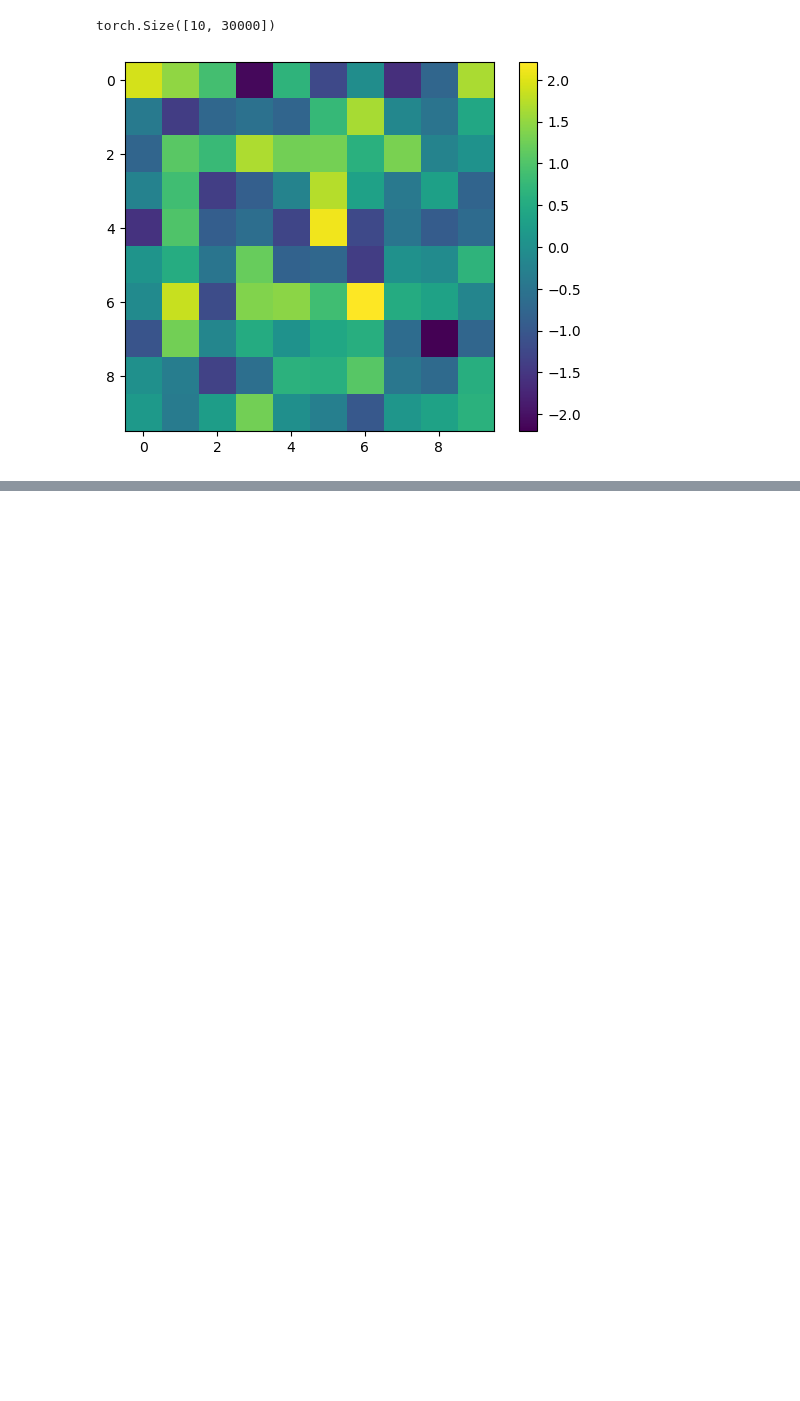
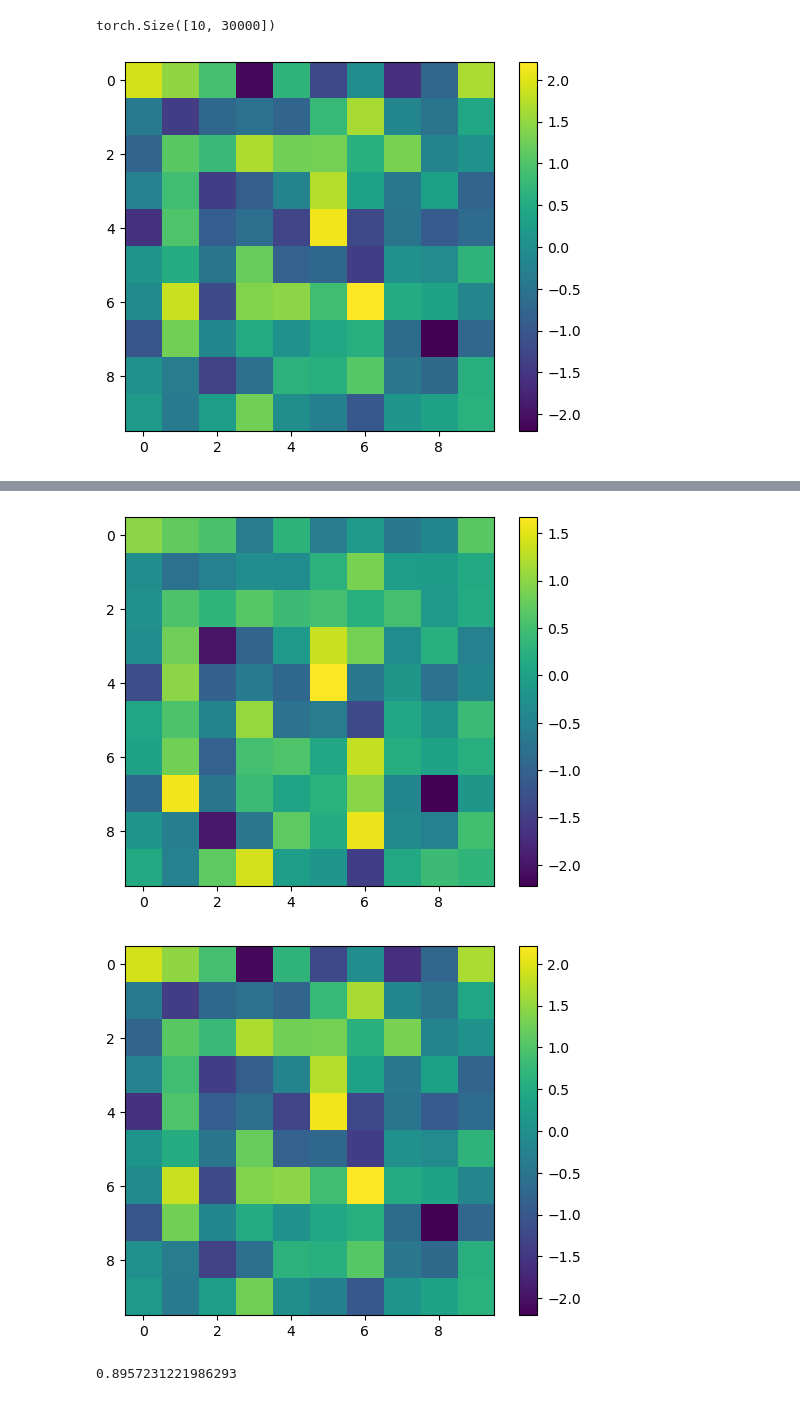
Before and after one commit to wuweizhang0723/func2graph, a Jupyter notebook: notebook/check_evaluation/evaluate_baseline_2.ipynb, the cells around one changed output, grey strips where cells are left out. Drawn from its saved outputs; the diff is of its cells as text; code cells hidden in the pictures; blank space fills up the shorter version.

Commit message:
update baseline 2 evaluation

```diff
--- a/notebook/check_evaluation/evaluate_baseline_2.ipynb
+++ b/notebook/check_evaluation/evaluate_baseline_2.ipynb
@@ -55,7 +57,7 @@ plt.show()
 torch.Size([10, 30000])
 [figure]
 # %%
-model = baselines.Baseline2()
+model = baselines.Baseline_2()
 
 trainer = pl.Trainer(
     devices=[0],
@@ -64,9 +66,10 @@ trainer = pl.Trainer(
     profiler="simple",
 )
 
-checkpoint_path =
+checkpoint_path = "../../checkpoints/baseline_2/random_weight/epoch=354-step=266250.ckpt"
 results = trainer.predict(model, dataloaders=[validloader], ckpt_path=checkpoint_path)
-results = torch.cat(results, dim=0).cpu().numpy()
+results = torch.cat(results, dim=0)
+print(results.shape)
 y_hat = results[:, 0:10]
 y = results[:, 10:]
 
@@ -76,9 +107,22 @@ print(mse)
 # %%
 # Get the W linear transformation from the checkpoint
 model_checkpoint = model.load_from_checkpoint(checkpoint_path)
-W = model_checkpoint.linear.weight.data
-print(W.shape)
+W = model_checkpoint.W.weight.data
 
-plt.imshow(W.detach().numpy())
+plt.imshow(W.cpu().detach().numpy())
 plt.colorbar()
 plt.show()
+
+plt.imshow(weight_matrix.detach().numpy())
+plt.colorbar()
+plt.show()
+
+estimated_weight_matrix = W.cpu().detach().numpy().reshape(-1,)
+ground_truth_weight_matrix = weight_matrix.detach().numpy().reshape(-1,)
+# compute the correlation
+corr = stats.pearsonr(estimated_weight_matrix, ground_truth_weight_matrix).statistic
+print(corr)
+# %% [output]
+[figure, added]
+[figure, added]
+0.8957231221986293
```
Also changed, not shown: parts of 2 cells of this notebook, 2 other files.
